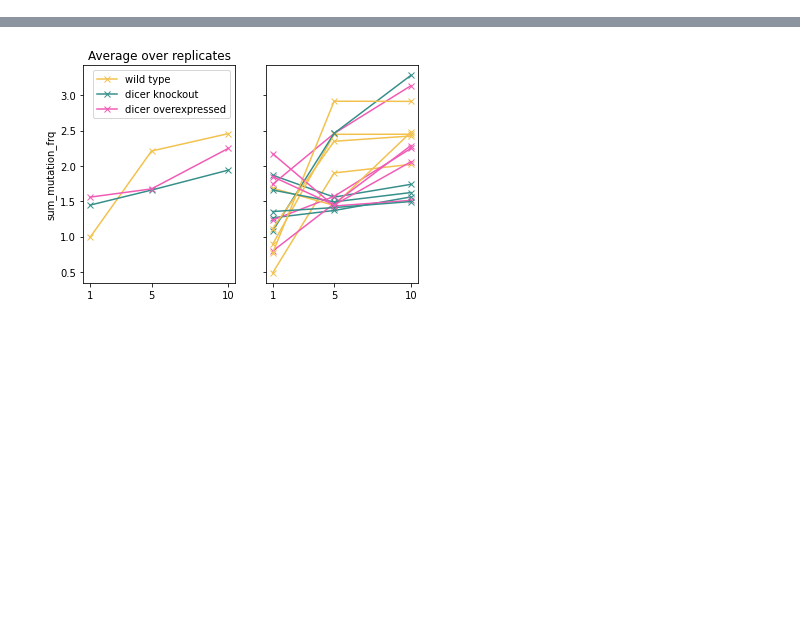
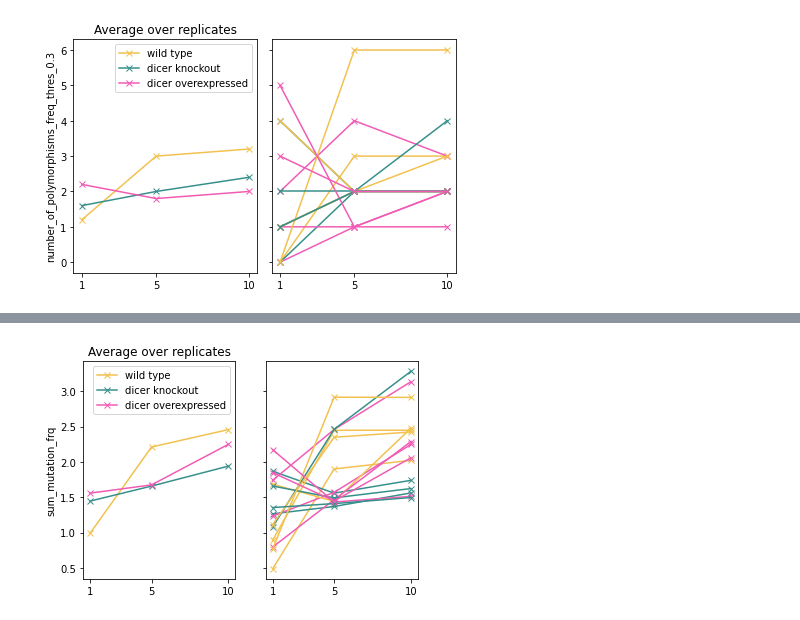
Before and after one commit to LaraFuhrmann/DCV-Evolution-Data-Processing, a Jupyter notebook: workflow/notebooks/compute_diversity.ipynb, the cells around one changed output, grey strips where cells are left out. Cells and saved outputs as stored; diff of their text form; code cells hidden in the pictures; blank space fills up the shorter version.

```diff
--- a/workflow/notebooks/compute_diversity.ipynb
+++ b/workflow/notebooks/compute_diversity.ipynb
@@ -104,0 +116,4 @@ def plot_average_and_per_replicate(df_diversity, col_name_diversity, output_dir)
+# %%
+plot_average_and_per_replicate(df_diversity, 'number_of_polymorphisms_freq_thres_0.3', output_dir)
+# %% [output]
+[figure, added]
```
Also changed, not shown: parts of 4 cells of this notebook.
